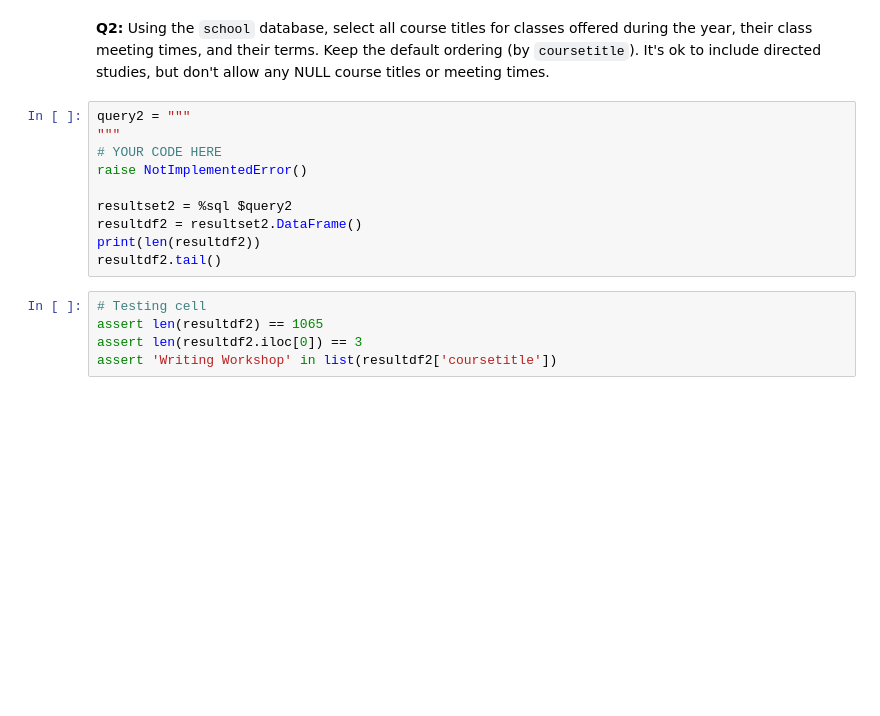
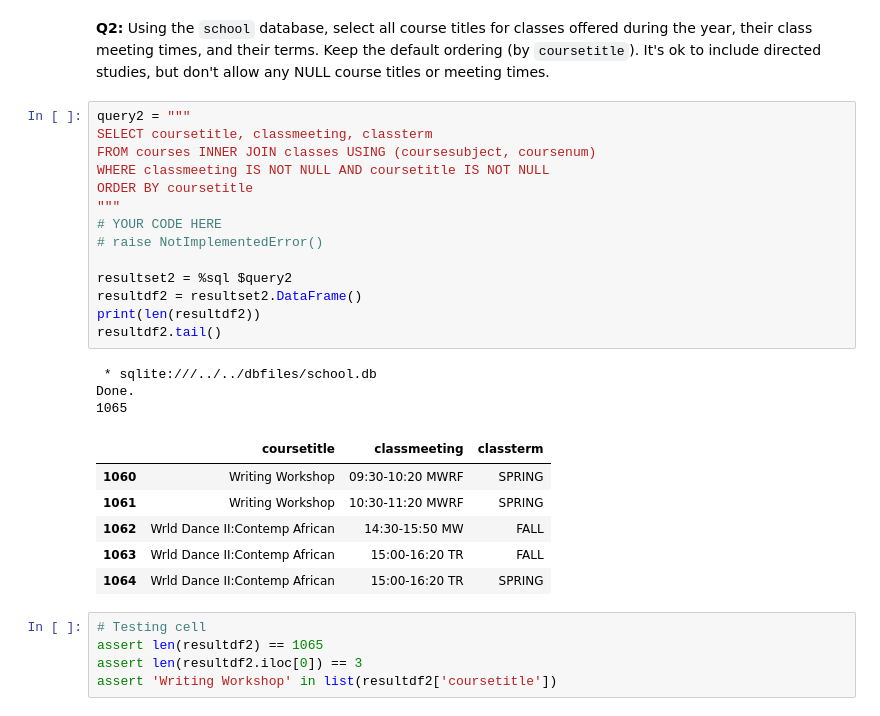
Before and after one commit to adp11/cs181-f22-student, a Jupyter notebook: sw_lab/lab_11/multiple_inner2.ipynb, the cells around one changed output. Saved outputs shown, nothing was run; the diff lists cells and outputs as text; blank space fills up the shorter version.

```diff
--- a/sw_lab/lab_11/multiple_inner2.ipynb
+++ b/sw_lab/lab_11/multiple_inner2.ipynb
@@ -112,14 +147,28 @@ resultdf1.head()
 **Q2:** Using the `school` database, select all course titles for classes offered during the year, their class meeting times, and their terms. Keep the default ordering (by `coursetitle`). It's ok to include directed studies, but don't allow any NULL course titles or meeting times.
 # %%
 query2 = """
+SELECT coursetitle, classmeeting, classterm
+FROM courses INNER JOIN classes USING (coursesubject, coursenum)
+WHERE classmeeting IS NOT NULL AND coursetitle IS NOT NULL
+ORDER BY coursetitle
 """
 # YOUR CODE HERE
-raise NotImplementedError()
+# raise NotImplementedError()
 
 resultset2 = %sql $query2
 resultdf2 = resultset2.DataFrame()
 print(len(resultdf2))
 resultdf2.tail()
+# %% [output]
+ * sqlite:///../../dbfiles/school.db
+Done.
+1065
+|  | coursetitle | classmeeting | classterm |
+| 1060 | Writing Workshop | 09:30-10:20 MWRF | SPRING |
+| 1061 | Writing Workshop | 10:30-11:20 MWRF | SPRING |
+| 1062 | Wrld Dance II:Contemp African | 14:30-15:50 MW | FALL |
+| 1063 | Wrld Dance II:Contemp African | 15:00-16:20 TR | FALL |
+| 1064 | Wrld Dance II:Contemp African | 15:00-16:20 TR | SPRING |
 # %%
 # Testing cell
 assert len(resultdf2) == 1065
```
Also changed, not shown: parts of 11 cells of this notebook, 1 other file.
